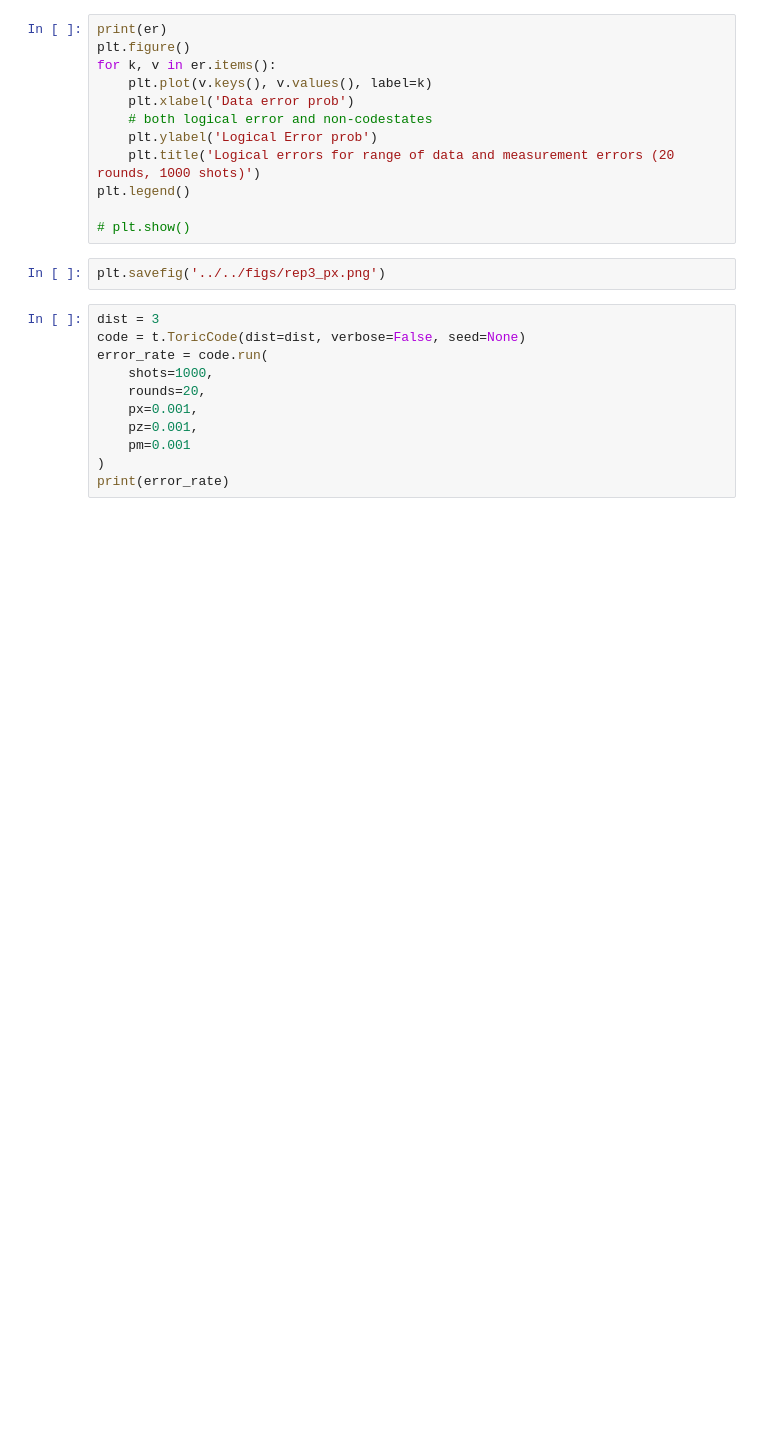
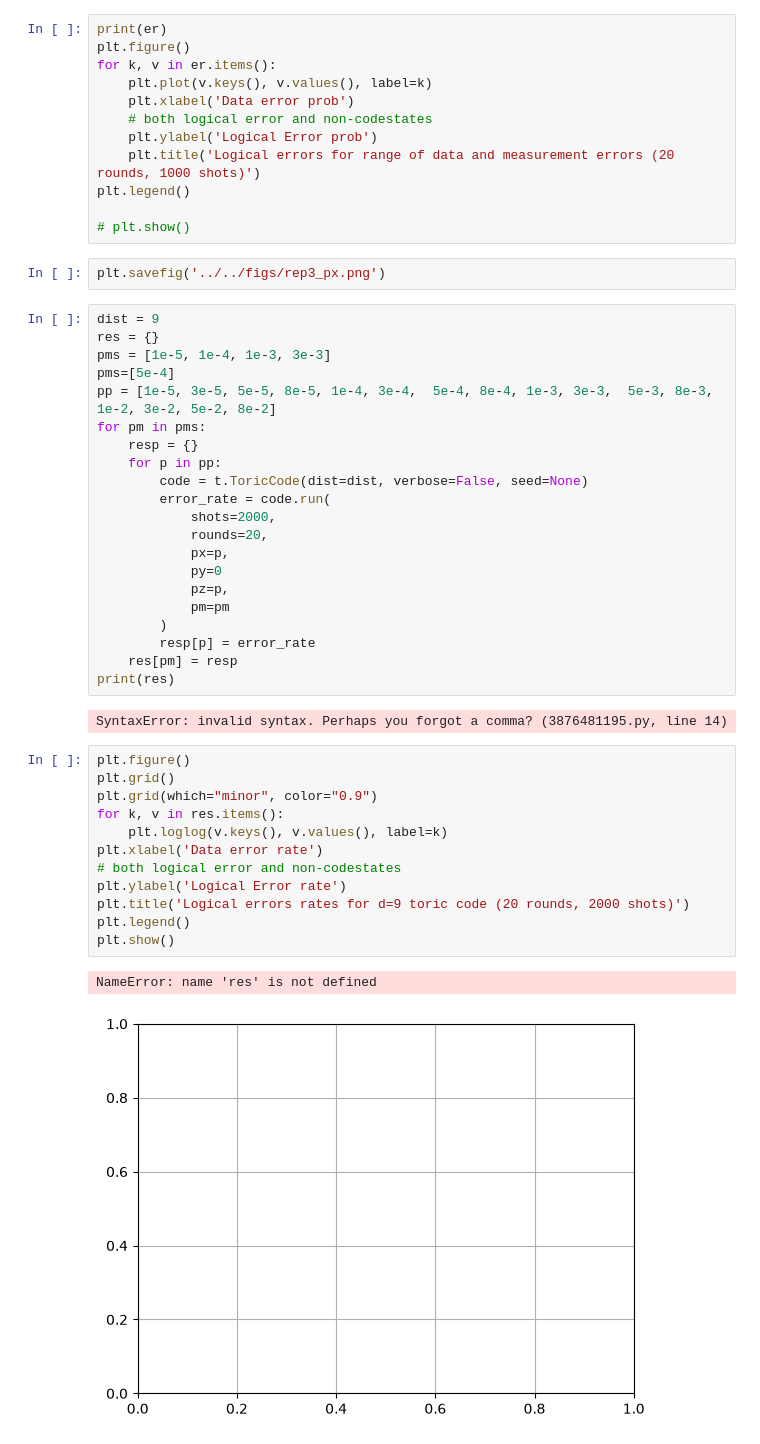
Before and after one commit to andrewN-DL/qec-decoder-benchmark, a Jupyter notebook: stabilizer_sim/experiments/exps.ipynb, the cells around one changed output. Saved outputs shown, nothing was run; the diff lists cells and outputs as text; blank space fills up the shorter version.

```diff
--- a/stabilizer_sim/experiments/exps.ipynb
+++ b/stabilizer_sim/experiments/exps.ipynb
@@ -78,13 +84,40 @@ plt.legend()
 # %%
 plt.savefig('../../figs/rep3_px.png')
 # %%
-dist = 3
-code = t.ToricCode(dist=dist, verbose=False, seed=None)
-error_rate = code.run(
-    shots=1000,
-    rounds=20,
-    px=0.001,
-    pz=0.001,
-    pm=0.001
-)
-print(error_rate)
+dist = 9
+res = {}
+pms = [1e-5, 1e-4, 1e-3, 3e-3]
+pms=[5e-4]
+pp = [1e-5, 3e-5, 5e-5, 8e-5, 1e-4, 3e-4,  5e-4, 8e-4, 1e-3, 3e-3,  5e-3, 8e-3, 1e-2, 3e-2, 5e-2, 8e-2]
+for pm in pms:
+    resp = {}
+    for p in pp:
+        code = t.ToricCode(dist=dist, verbose=False, seed=None)
+        error_rate = code.run(
+            shots=2000,
+            rounds=20,
+            px=p,
+            py=0
+            pz=p,
+            pm=pm
+        )
+        resp[p] = error_rate
+    res[pm] = resp
+print(res)
+# %% [output]
+SyntaxError: invalid syntax. Perhaps you forgot a comma? (3876481195.py, line 14)
+# %%
+plt.figure()
+plt.grid()
+plt.grid(which="minor", color="0.9")
+for k, v in res.items():
+    plt.loglog(v.keys(), v.values(), label=k)
+plt.xlabel('Data error rate')
+# both logical error and non-codestates
+plt.ylabel('Logical Error rate')
+plt.title('Logical errors rates for d=9 toric code (20 rounds, 2000 shots)')
+plt.legend()
+plt.show()
+# %% [output]
+NameError: name 'res' is not defined
+[figure, added]
```
Also changed, not shown: parts of 7 cells of this notebook, 8 other files.
